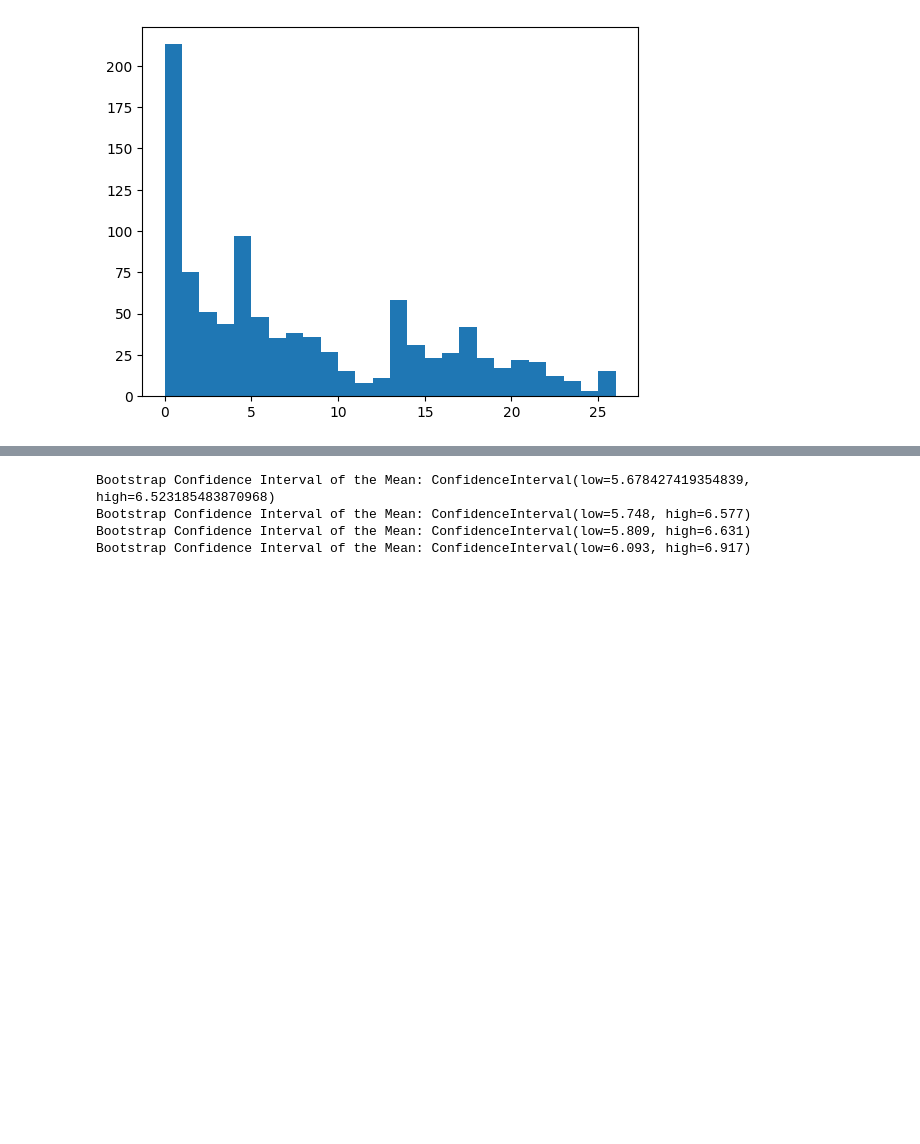
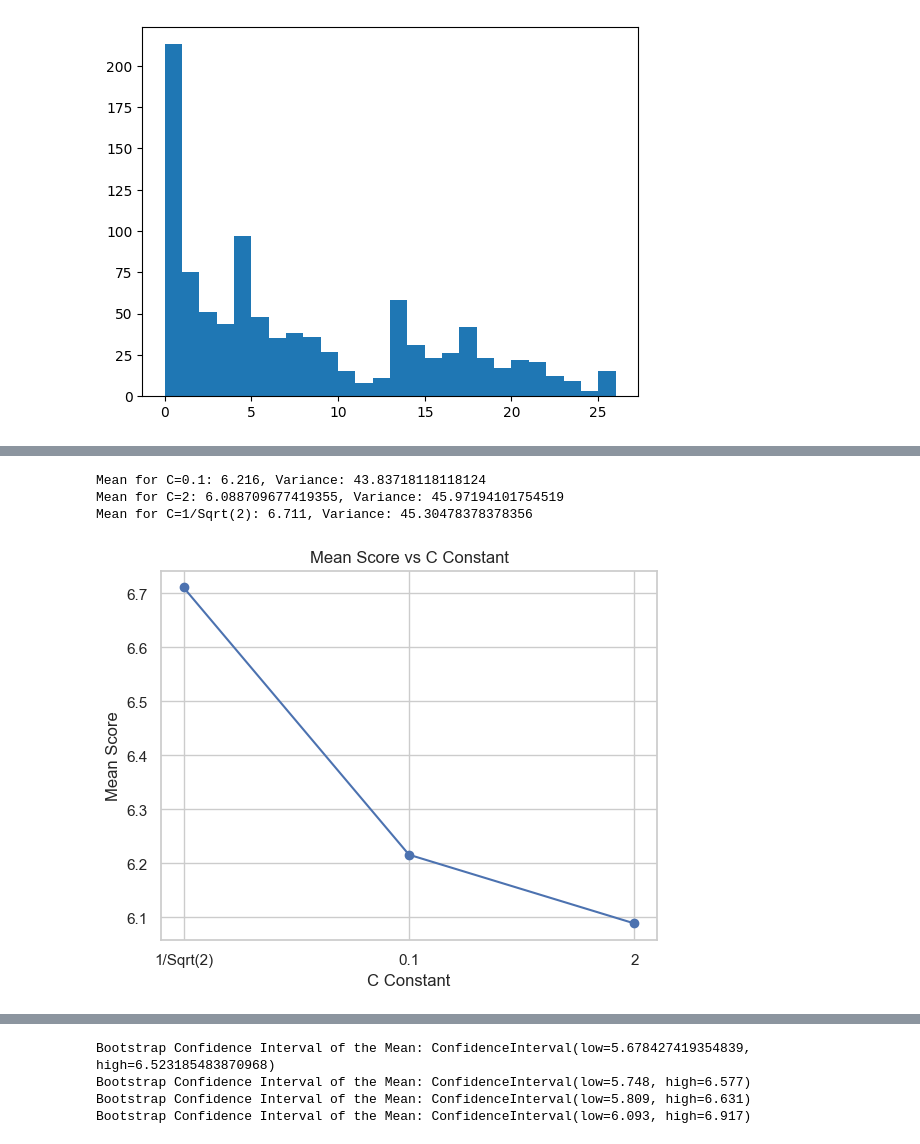
Before and after one commit to SirLeoIV/PlayIT, a Jupyter notebook: src/main/java/com/group09/playit/experiments/plots.ipynb, the cells around one changed output, grey strips where cells are left out. Cells and saved outputs as stored; diff of their text form; code cells hidden in the pictures; blank space fills up the shorter version.

Commit message:
MCTS experiments plotting results

```diff
--- a/src/main/java/com/group09/playit/experiments/plots.ipynb
+++ b/src/main/java/com/group09/playit/experiments/plots.ipynb
@@ -386,0 +264,32 @@ Accept the null hypothesis that MCTS with MAX_DEPTH=55 performs the same on aver
+# %%
+import pandas as pd
+import matplotlib.pyplot as plt
+
+df_c_0_point_1 = pd.read_csv('results/MCTSAgent_Smart-SmartAgent-EXP_0_Point_1-MAX_DEPTH_55.csv')
+df_c_2_0 = pd.read_csv('results/MCTSAgent_Smart-SmartAgent.csv')
+df_c_1_over_sqrt_2 = pd.read_csv('results/MCTSAgent-Smart-SmartAgent-EXP_1_over_Sqrt_2-MAX_DEPTH_55-Time_0_point_1.csv')
+
+mean_c_0_point_1 = df_c_0_point_1['MCTSAgent_Smart'].mean()
+variance_c_0_point_1 = df_c_0_point_1['MCTSAgent_Smart'].var()
+
+mean_c_2_0 = df_c_2_0['MCTSAgent_Smart'].mean()
+variance_c_2_0 = df_c_2_0['MCTSAgent_Smart'].var()
+
+mean_c_1_over_sqrt_2 = df_c_1_over_sqrt_2['MCTSAgent_Smart'].mean()
+variance_c_1_over_sqrt_2 = df_c_1_over_sqrt_2['MCTSAgent_Smart'].var()
+
+print(f'Mean for C=0.1: {mean_c_0_point_1}, Variance: {variance_c_0_point_1}')
+print(f'Mean for C=2: {mean_c_2_0}, Variance: {variance_c_2_0}')
+print(f'Mean for C=1/Sqrt(2): {mean_c_1_over_sqrt_2}, Variance: {variance_c_1_over_sqrt_2}')
+
+plt.plot(['1/Sqrt(2)', '0.1', '2'], [mean_c_1_over_sqrt_2, mean_c_0_point_1, mean_c_2_0], marker='o')
+
+plt.xlabel('C Constant')
+plt.ylabel('Mean Score')
+plt.title('Mean Score vs C Constant')
+plt.show()
+# %% [output]
+Mean for C=0.1: 6.216, Variance: 43.83718118118124
+Mean for C=2: 6.088709677419355, Variance: 45.97194101754519
+Mean for C=1/Sqrt(2): 6.711, Variance: 45.30478378378356
+[figure, added]
```
Also changed, not shown: parts of 6 cells of this notebook.
